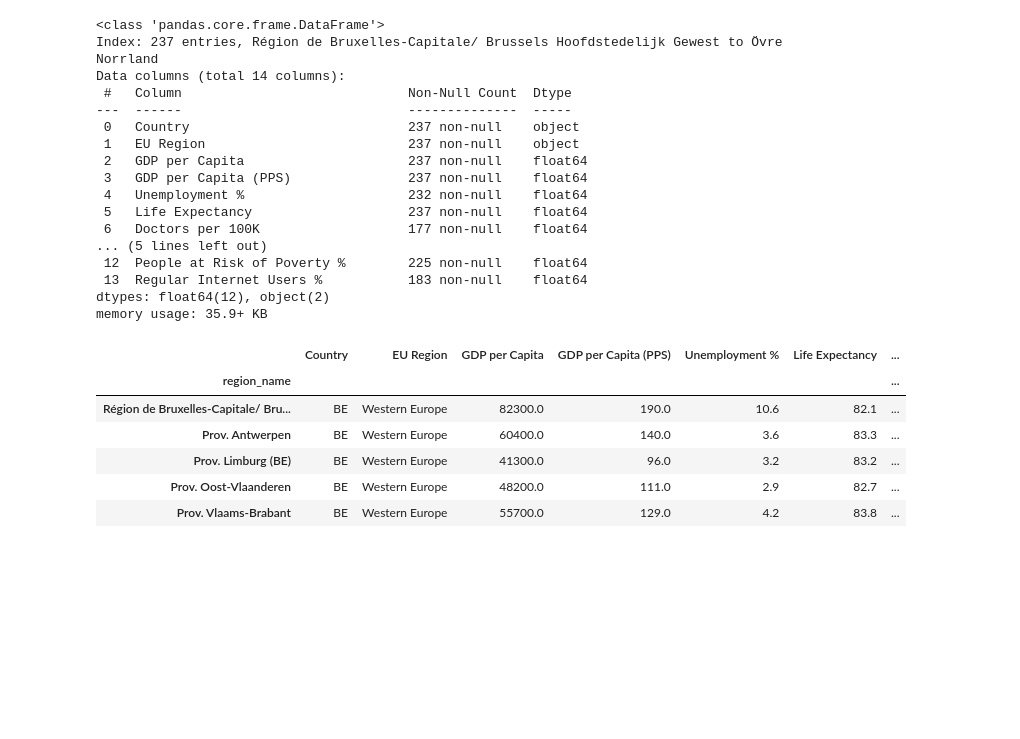
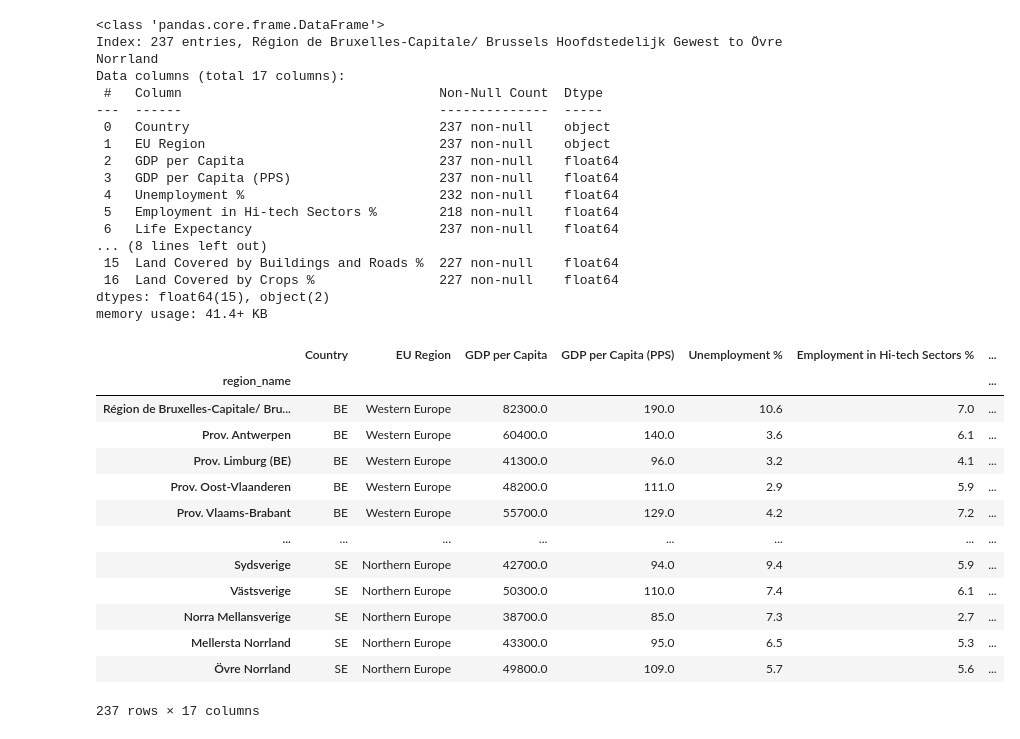
Before and after one commit to derevirn/eu-stats, a Jupyter notebook: notebooks/create_regional_dataset.ipynb, the cells around one changed output. Saved outputs shown, nothing was run; the diff lists cells and outputs as text; code cells hidden in the pictures; blank space fills up the shorter version.

Commit message:
Updated regional data notebook and CSV

```diff
--- a/notebooks/create_regional_dataset.ipynb
+++ b/notebooks/create_regional_dataset.ipynb
@@ -69,6 +69,18 @@ def get_unemployment_region():
     df = df[['Unemployment %']]
 
     return df
+# %%
+def get_employment_hitech():
+    params = {'time': 2023}
+    df = client.get_dataset('tgs00039', params).to_dataframe()
+    df = df[df['geo'].isin(list(regions.keys())) ]
+    df.dropna(inplace = True)
+    df['region_name'] = df['geo'].apply(lambda x: regions[x])
+    df.rename(columns = {'values': 'Employment in Hi-tech Sectors %'}, inplace = True)
+    df.set_index('region_name', inplace=True)
+    df = df[['Employment in Hi-tech Sectors %']]
+
+    return df
 # %%
 # Get life expectancy
 def get_life_expectancy():
@@ -223,6 +235,7 @@ def get_lulc_cropland():
 df = get_gdp_capita_region()
 df = df.join(get_gdp_capita_pps_region())
 df = df.join(get_unemployment_region())
+df = df.join(get_employment_hitech())
 df = df.join(get_life_expectancy())
 df = df.join(get_doctors())
 df = df.join(get_heart_deaths())
@@ -240,31 +253,38 @@ df.info()
 # %% [output]
 <class 'pandas.core.frame.DataFrame'>
 Index: 237 entries, Région de Bruxelles-Capitale/ Brussels Hoofdstedelijk Gewest to Övre Norrland
-Data columns (total 14 columns):
- #   Column                             Non-Null Count  Dtype
----  ------                             --------------  -----
- 0   Country                            237 non-null    object
- 1   EU Region                          237 non-null    object
- 2   GDP per Capita                     237 non-null    float64
- 3   GDP per Capita (PPS)               237 non-null    float64
- 4   Unemployment %                     232 non-null    float64
- 5   Life Expectancy                    237 non-null    float64
- 6   Doctors per 100K                   177 non-null    float64
-... (5 lines left out)
- 12  People at Risk of Poverty %        225 non-null    float64
- 13  Regular Internet Users %           183 non-null    float64
-dtypes: float64(12), object(2)
-memory usage: 35.9+ KB
+Data columns (total 17 columns):
+ #   Column                                 Non-Null Count  Dtype
+---  ------                                 --------------  -----
+ 0   Country                                237 non-null    object
+ 1   EU Region                              237 non-null    object
+ 2   GDP per Capita                         237 non-null    float64
+ 3   GDP per Capita (PPS)                   237 non-null    float64
+ 4   Unemployment %                         232 non-null    float64
+ 5   Employment in Hi-tech Sectors %        218 non-null    float64
+ 6   Life Expectancy                        237 non-null    float64
+... (8 lines left out)
+ 15  Land Covered by Buildings and Roads %  227 non-null    float64
+ 16  Land Covered by Crops %                227 non-null    float64
+dtypes: float64(15), object(2)
+memory usage: 41.4+ KB
 # %%
-df.head()
+df
 # %% [output]
-|  | Country | EU Region | GDP per Capita | GDP per Capita (PPS) | Unemployment % | Life Expectancy | ... |
+|  | Country | EU Region | GDP per Capita | GDP per Capita (PPS) | Unemployment % | Employment in Hi-tech Sectors % | ... |
 | region_name |  |  |  |  |  |  | ... |
-| Région de Bruxelles-Capitale/ Bru... | BE | Western Europe | 82300.0 | 190.0 | 10.6 | 82.1 | ... |
-| Prov. Antwerpen | BE | Western Europe | 60400.0 | 140.0 | 3.6 | 83.3 | ... |
-| Prov. Limburg (BE) | BE | Western Europe | 41300.0 | 96.0 | 3.2 | 83.2 | ... |
-| Prov. Oost-Vlaanderen | BE | Western Europe | 48200.0 | 111.0 | 2.9 | 82.7 | ... |
-| Prov. Vlaams-Brabant | BE | Western Europe | 55700.0 | 129.0 | 4.2 | 83.8 | ... |
+| Région de Bruxelles-Capitale/ Bru... | BE | Western Europe | 82300.0 | 190.0 | 10.6 | 7.0 | ... |
+| Prov. Antwerpen | BE | Western Europe | 60400.0 | 140.0 | 3.6 | 6.1 | ... |
+| Prov. Limburg (BE) | BE | Western Europe | 41300.0 | 96.0 | 3.2 | 4.1 | ... |
+| Prov. Oost-Vlaanderen | BE | Western Europe | 48200.0 | 111.0 | 2.9 | 5.9 | ... |
+| Prov. Vlaams-Brabant | BE | Western Europe | 55700.0 | 129.0 | 4.2 | 7.2 | ... |
+| ... | ... | ... | ... | ... | ... | ... | ... |
+| Sydsverige | SE | Northern Europe | 42700.0 | 94.0 | 9.4 | 5.9 | ... |
+| Västsverige | SE | Northern Europe | 50300.0 | 110.0 | 7.4 | 6.1 | ... |
+| Norra Mellansverige | SE | Northern Europe | 38700.0 | 85.0 | 7.3 | 2.7 | ... |
+| Mellersta Norrland | SE | Northern Europe | 43300.0 | 95.0 | 6.5 | 5.3 | ... |
+| Övre Norrland | SE | Northern Europe | 49800.0 | 109.0 | 5.7 | 5.6 | ... |
+237 rows × 17 columns
 # %%
 df.to_csv('../data/eu_regional_data.csv',
           float_format = '%.2f', encoding = 'utf-8')
```
Also changed, not shown: parts of 2 cells of this notebook, 4 other files.
